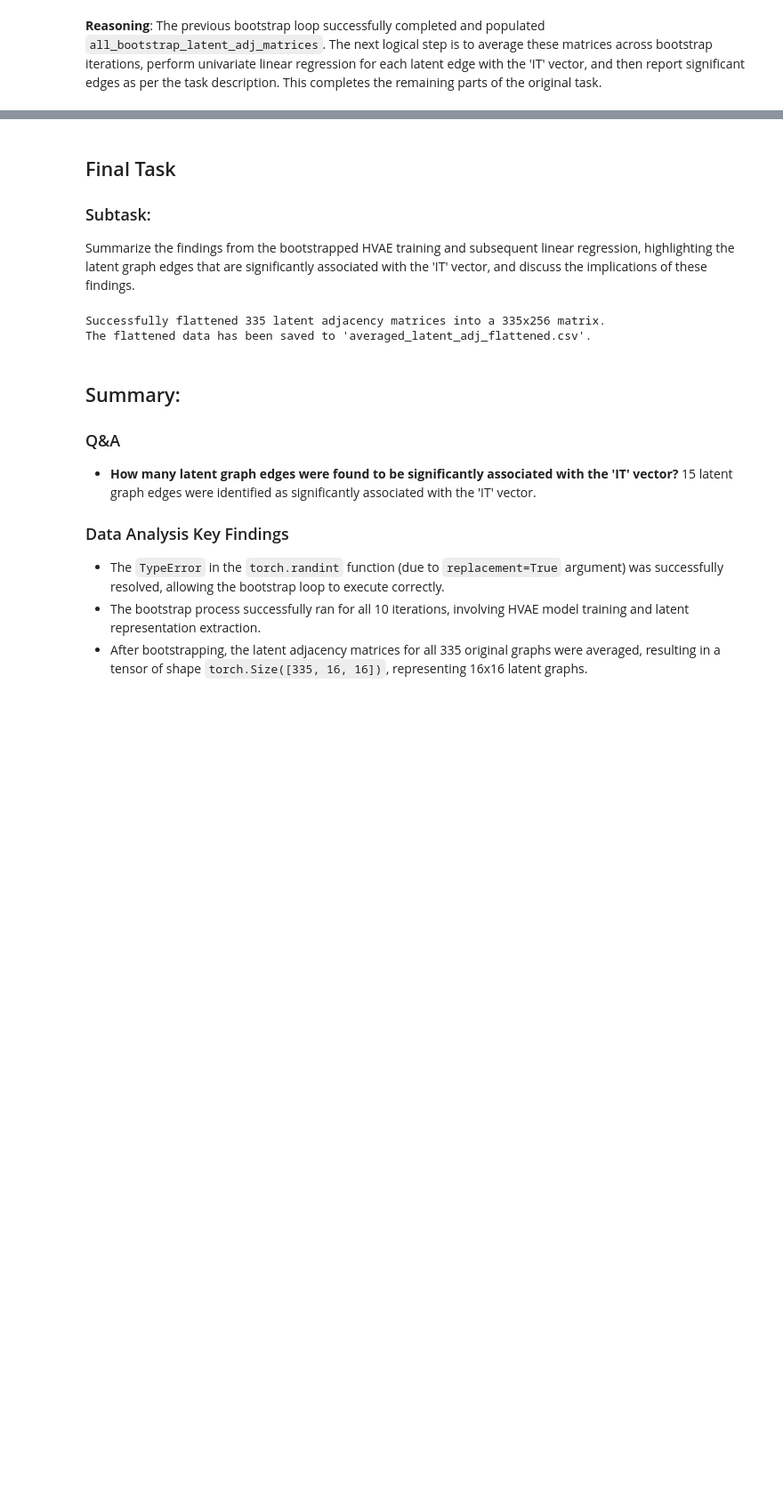
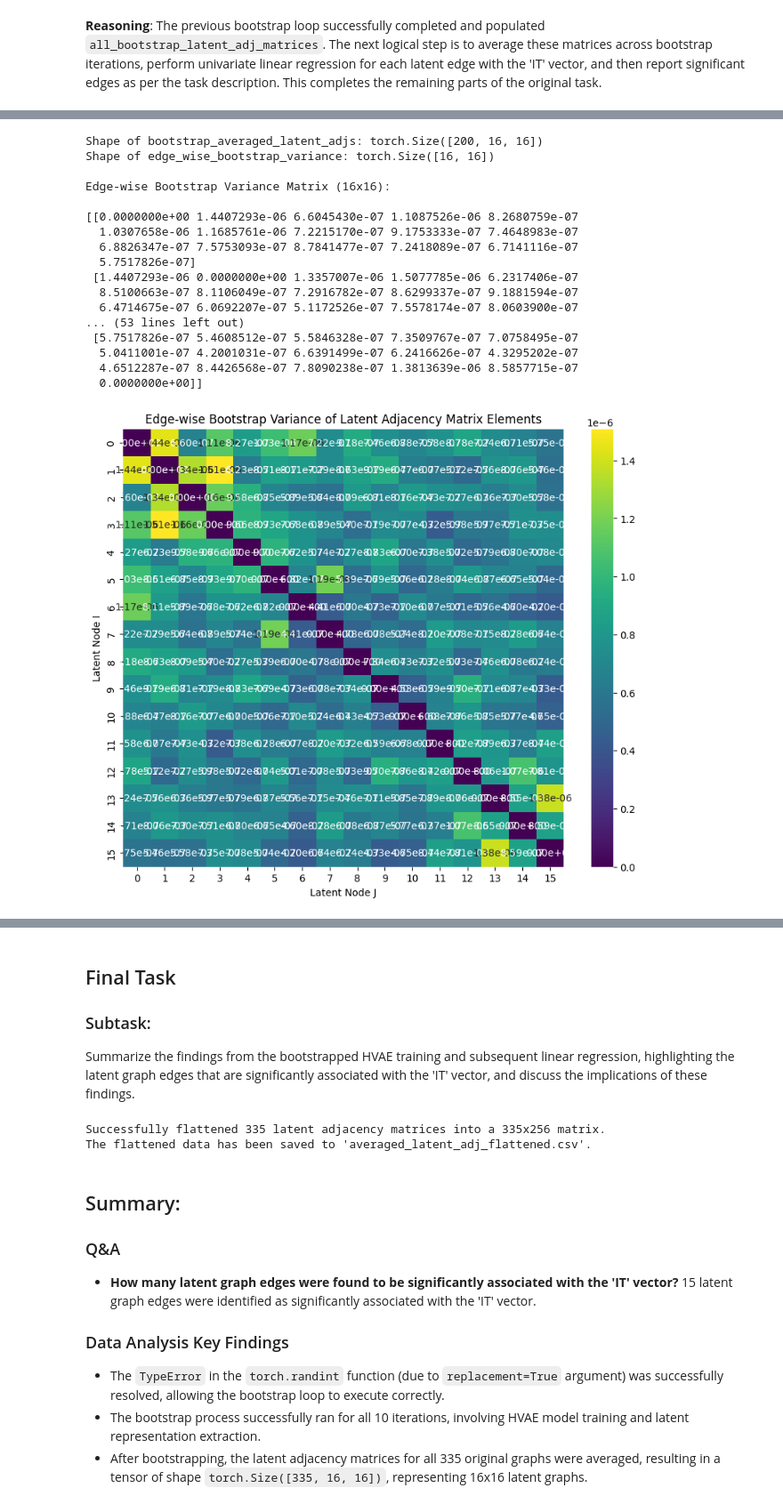
Before and after one commit to jialiang2025/GNN-discovery, a Jupyter notebook: HVAE_for_Brain_Connecitivity.ipynb, the cells around one changed output, grey strips where cells are left out. Shown at 89% size. Drawn from its saved outputs; the diff is of its cells as text; code cells hidden in the pictures; blank space fills up the shorter version.

```diff
--- a/HVAE_for_Brain_Connecitivity.ipynb
+++ b/HVAE_for_Brain_Connecitivity.ipynb
@@ -1096,0 +1091,49 @@ Further analysis could involve visualizing these nodes on a 16-node graph to und
+# %%
+# 1. Compute the mean 16x16 matrix across the 335 patients for each bootstrap iteration
+# all_bootstrap_latent_adj_matrices_tensor has shape (num_bootstrap_iterations, num_original_graphs, latent_dim, latent_dim)
+# We want to average over the 'num_original_graphs' dimension (axis=1)
+bootstrap_averaged_latent_adjs = torch.mean(all_bootstrap_latent_adj_matrices_tensor, dim=1)
+
+print(f"Shape of bootstrap_averaged_latent_adjs: {bootstrap_averaged_latent_adjs.shape}")
+
+# 2. For each edge (i, j) in these 200 average 16x16 matrices, obtain the variance
+# Now, bootstrap_averaged_latent_adjs has shape (num_bootstrap_iterations, latent_dim, latent_dim)
+# We want to calculate the variance over the 'num_bootstrap_iterations' dimension (axis=0)
+edge_wise_bootstrap_variance = torch.var(bootstrap_averaged_latent_adjs, dim=0)
+
+print(f"Shape of edge_wise_bootstrap_variance: {edge_wise_bootstrap_variance.shape}")
+
+# Display the resulting variance matrix
+print("\nEdge-wise Bootstrap Variance Matrix (16x16):\n")
+print(edge_wise_bootstrap_variance.numpy())
+
+# Optionally, visualize the variance matrix as a heatmap
+import matplotlib.pyplot as plt
+import seaborn as sns
+
+plt.figure(figsize=(10, 8))
+sns.heatmap(edge_wise_bootstrap_variance.numpy(), annot=True, fmt=".2e", cmap="viridis",
+            xticklabels=range(latent_dim), yticklabels=range(latent_dim))
+plt.title("Edge-wise Bootstrap Variance of Latent Adjacency Matrix Elements")
+plt.xlabel("Latent Node J")
+plt.ylabel("Latent Node I")
+plt.show()
+# %% [output]
+Shape of bootstrap_averaged_latent_adjs: torch.Size([200, 16, 16])
+Shape of edge_wise_bootstrap_variance: torch.Size([16, 16])
+
+Edge-wise Bootstrap Variance Matrix (16x16):
+
+[[0.0000000e+00 1.4407293e-06 6.6045430e-07 1.1087526e-06 8.2680759e-07
+  1.0307658e-06 1.1685761e-06 7.2215170e-07 9.1753333e-07 7.4648983e-07
+  6.8826347e-07 7.5753093e-07 8.7841477e-07 7.2418089e-07 6.7141116e-07
+  5.7517826e-07]
+ [1.4407293e-06 0.0000000e+00 1.3357007e-06 1.5077785e-06 6.2317406e-07
+  8.5100663e-07 8.1106049e-07 7.2916782e-07 8.6299337e-07 9.1881594e-07
+  6.4714675e-07 6.0692207e-07 5.1172526e-07 7.5578174e-07 8.0603900e-07
+... (53 lines left out)
+ [5.7517826e-07 5.4608512e-07 5.5846328e-07 7.3509767e-07 7.0758495e-07
+  5.0411001e-07 4.2001031e-07 6.6391499e-07 6.2416626e-07 4.3295202e-07
+  4.6512287e-07 8.4426568e-07 7.8090238e-07 1.3813639e-06 8.5857715e-07
+  0.0000000e+00]]
+[figure, added]
```
Also changed, not shown: parts of 6 cells of this notebook.
